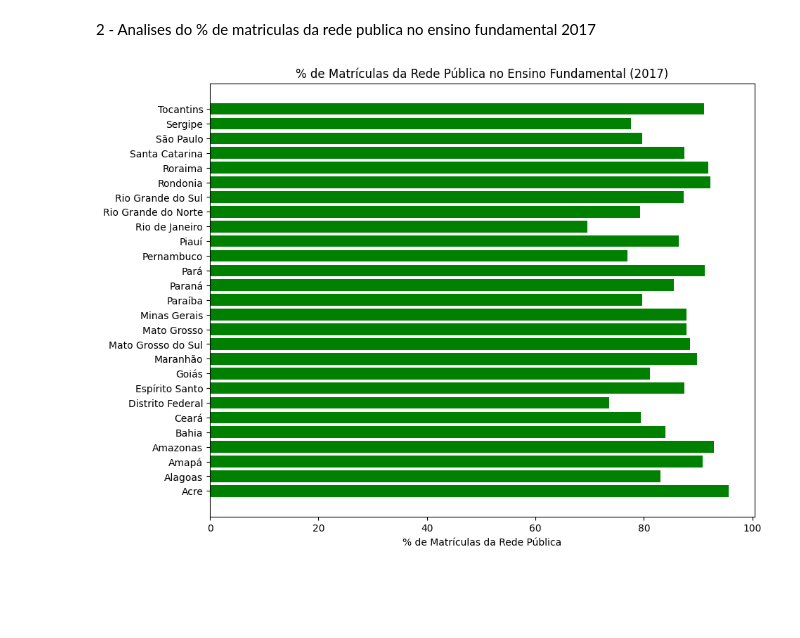
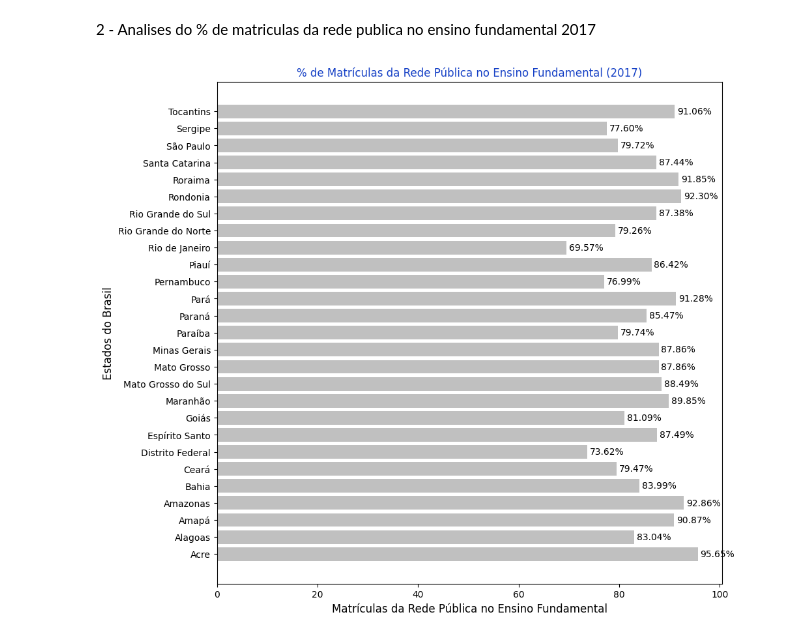
Before and after one commit to vmanuelmartinez/Projeto-Educacao-Brasileira, a Jupyter notebook: analise.ipynb, the cells around one changed output. Saved outputs shown, nothing was run; the diff lists cells and outputs as text; code cells hidden in the pictures; blank space fills up the shorter version.

Commit message:
update: Subindo a primeira e a segunda página do Projeto - Desigualdade na Educação Brasileira.

```diff
--- a/analise.ipynb
+++ b/analise.ipynb
@@ -27,24 +33,23 @@ display(dados_educacao)
 27 rows × 21 columns
 # %% [markdown]
 2 - Analises do % de matri­culas da rede publica no ensino fundamental 2017
-# %%
-import matplotlib.pyplot as plt
-
-# Datos
-territorios = [ 'Acre', 'Alagoas', 'Amapá', 'Amazonas', 'Bahia', 'Ceará',
-                     'Distrito Federal', 'Espírito Santo', 'Goiás', 'Maranhão',
-                     'Mato Grosso do Sul', 'Mato Grosso', 'Minas Gerais', 'Paraíba',
-                     'Paraná', 'Pará', 'Pernambuco', 'Piauí', 'Rio de Janeiro',
-                     'Rio Grande do Norte', 'Rio Grande do Sul', 'Rondonia',
-                     'Roraima', 'Santa Catarina', 'São Paulo', 'Sergipe', 'Tocantins']
-porcentagem = [ 95.65, 83.04, 90.87, 92.86, 83.99, 79.47, 73.62, 87.49, 81.09,
-               89.85, 88.49, 87.86, 87.86, 79.74, 85.47, 91.28, 76.99, 86.42, 69.57,
-               79.26, 87.38, 92.30, 91.85, 87.44, 79.72, 77.60, 91.06]
-
-plt.figure(figsize=(10, 8))
-plt.barh(territorios, porcentagem, color='green')
-plt.xlabel('% de Matrículas da Rede Pública')
-plt.title('% de Matrículas da Rede Pública no Ensino Fundamental (2017)')
-plt.show()
-# %% [output]
-[figure, removed]
+# %%
+import matplotlib.pyplot as plt
+
+territorios = dados_educacao['Territorialidades']
+porcentagem = dados_educacao['% de matri­culas da rede publica no ensino fundamental 2017']
+
+
+plt.figure(figsize=(10, 10))
+plt.title('% de Matrículas da Rede Pública no Ensino Fundamental (2017)', color='#1641c6')
+plt.barh(territorios, porcentagem, color='silver')
+plt.xlabel('Matrículas da Rede Pública no Ensino Fundamental', color='black', fontsize='12')
+plt.ylabel('Estados do Brasil', color='black', fontsize='12')
+
+for i in range(len(territorios)):
+    plt.text(porcentagem[i] + 0.5, i, f'{porcentagem[i]:.2f}%',
+             va='center', color='black', fontsize=10)
+plt.savefig("Gráfico do % de matrículas da rede pública no ensino Fundamental 2017.png")
+plt.show()
+# %% [output]
+[figure, added]
```
Also changed, not shown: parts of 8 cells of this notebook, 10 other files.
